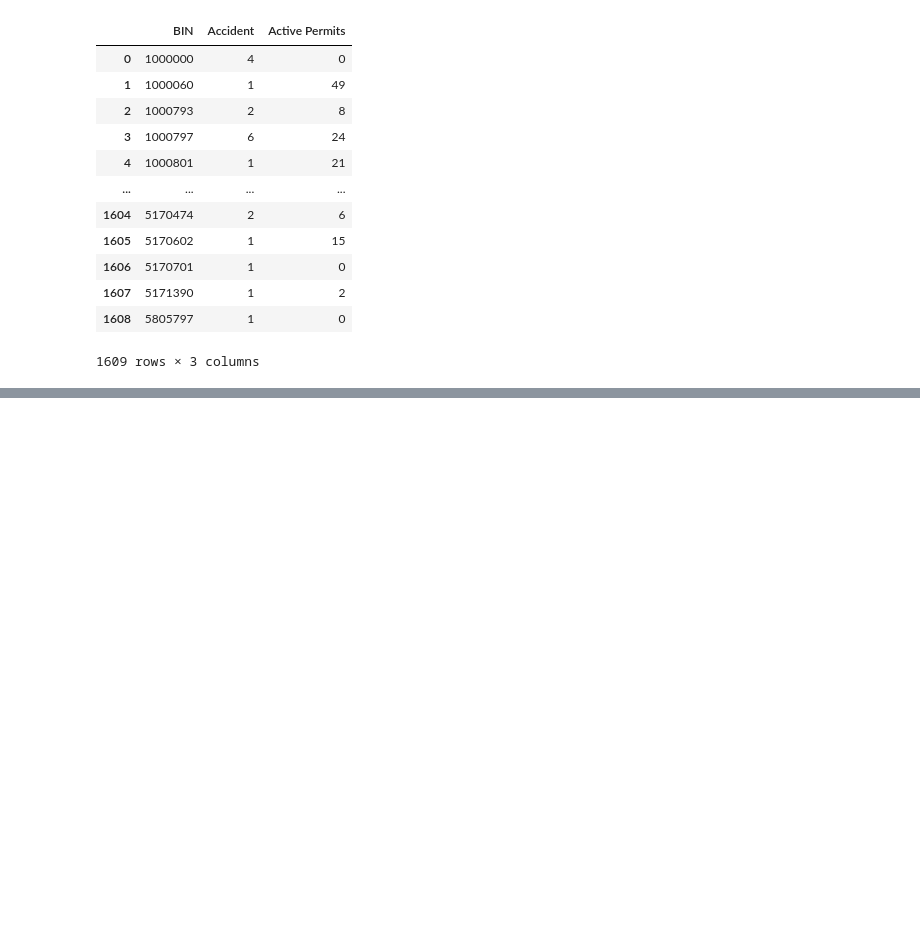
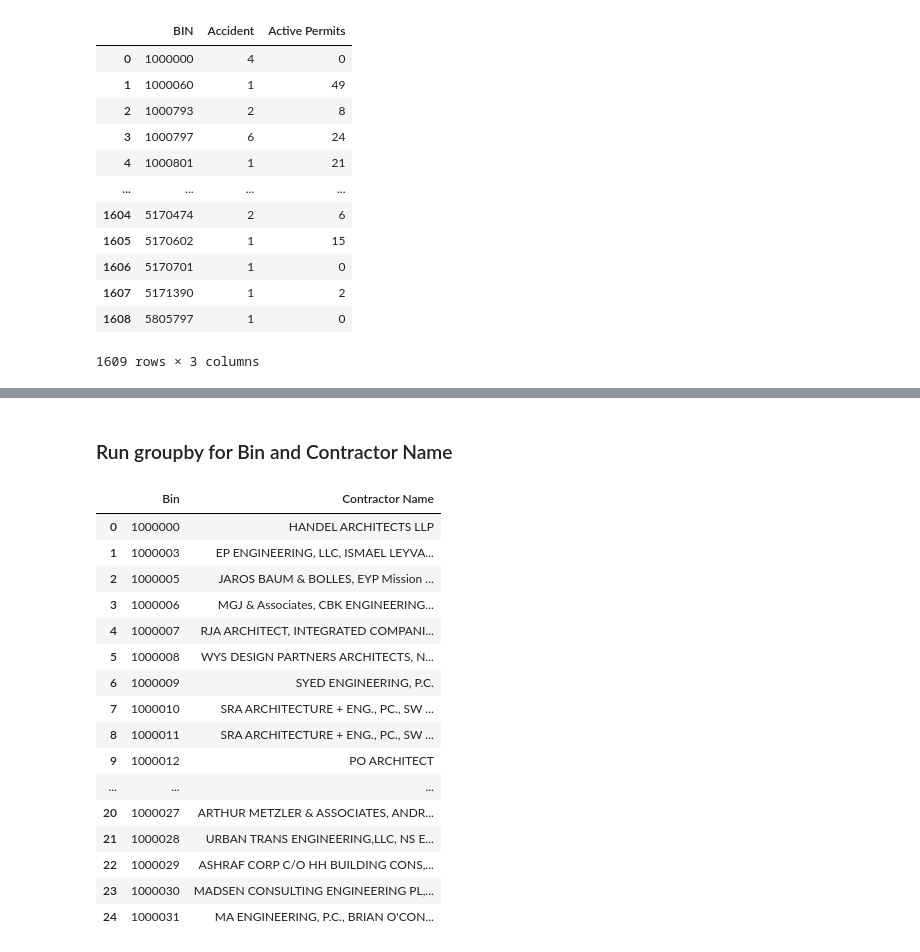
Before and after one commit to ahsan-fayyaz/DOB-Construction-Injury-Predictions, a Jupyter notebook: Data Cleaning.ipynb, the cells around one changed output, grey strips where cells are left out. Drawn from its saved outputs; the diff is of its cells as text; code cells hidden in the pictures; blank space fills up the shorter version.

```diff
--- a/Data Cleaning.ipynb
+++ b/Data Cleaning.ipynb
@@ -384,4 +386,4 @@ incidents_df_3
 | 1608 | 5805797 | 1 | 0 |
 1609 rows × 3 columns
 # %%
-permits_df = permits_df.drop
+incidents_df_3.head()
@@ -387,0 +405,34 @@ permits_df = permits_df.drop
+# %% [markdown]
+### Run groupby for Bin and Contractor Name
+# %%
+# Create a new dataframe called permits_df_3 with just two cols
+permits_df_3= permits_df[["Bin","Contractor Name"]]
+
+#Drop nan values
+permits_df_3 = permits_df_3[permits_df_3["Contractor Name"]!='nan']
+
+#Convert to String
+permits_df_3['Contractor Name'] = permits_df_3['Contractor Name'].astype(str)
+
+#drop duplicates code
+permits_df_3 = permits_df_3.drop_duplicates(subset=['Bin','Contractor Name'])
+permits_df_3 = permits_df_3.groupby(['Bin'])['Contractor Name'].apply(', '.join).reset_index()
+permits_df_3.head(25)
+# %% [output]
+|  | Bin | Contractor Name |
+| 0 | 1000000 | HANDEL ARCHITECTS LLP |
+| 1 | 1000003 | EP ENGINEERING, LLC, ISMAEL LEYVA... |
+| 2 | 1000005 | JAROS BAUM & BOLLES, EYP Mission ... |
+| 3 | 1000006 | MGJ & Associates, CBK ENGINEERING... |
+| 4 | 1000007 | RJA ARCHITECT, INTEGRATED COMPANI... |
+| 5 | 1000008 | WYS DESIGN PARTNERS ARCHITECTS, N... |
+| 6 | 1000009 | SYED ENGINEERING, P.C. |
+| 7 | 1000010 | SRA ARCHITECTURE + ENG., PC., SW ... |
+| 8 | 1000011 | SRA ARCHITECTURE + ENG., PC., SW ... |
+| 9 | 1000012 | PO ARCHITECT |
+| ... | ... | ... |
+| 20 | 1000027 | ARTHUR METZLER & ASSOCIATES, ANDR... |
+| 21 | 1000028 | URBAN TRANS ENGINEERING,LLC, NS E... |
+| 22 | 1000029 | ASHRAF CORP C/O HH BUILDING CONS,... |
+| 23 | 1000030 | MADSEN CONSULTING ENGINEERING PL,... |
+| 24 | 1000031 | MA ENGINEERING, P.C., BRIAN O'CON... |
```
Also changed, not shown: parts of 30 cells of this notebook.
